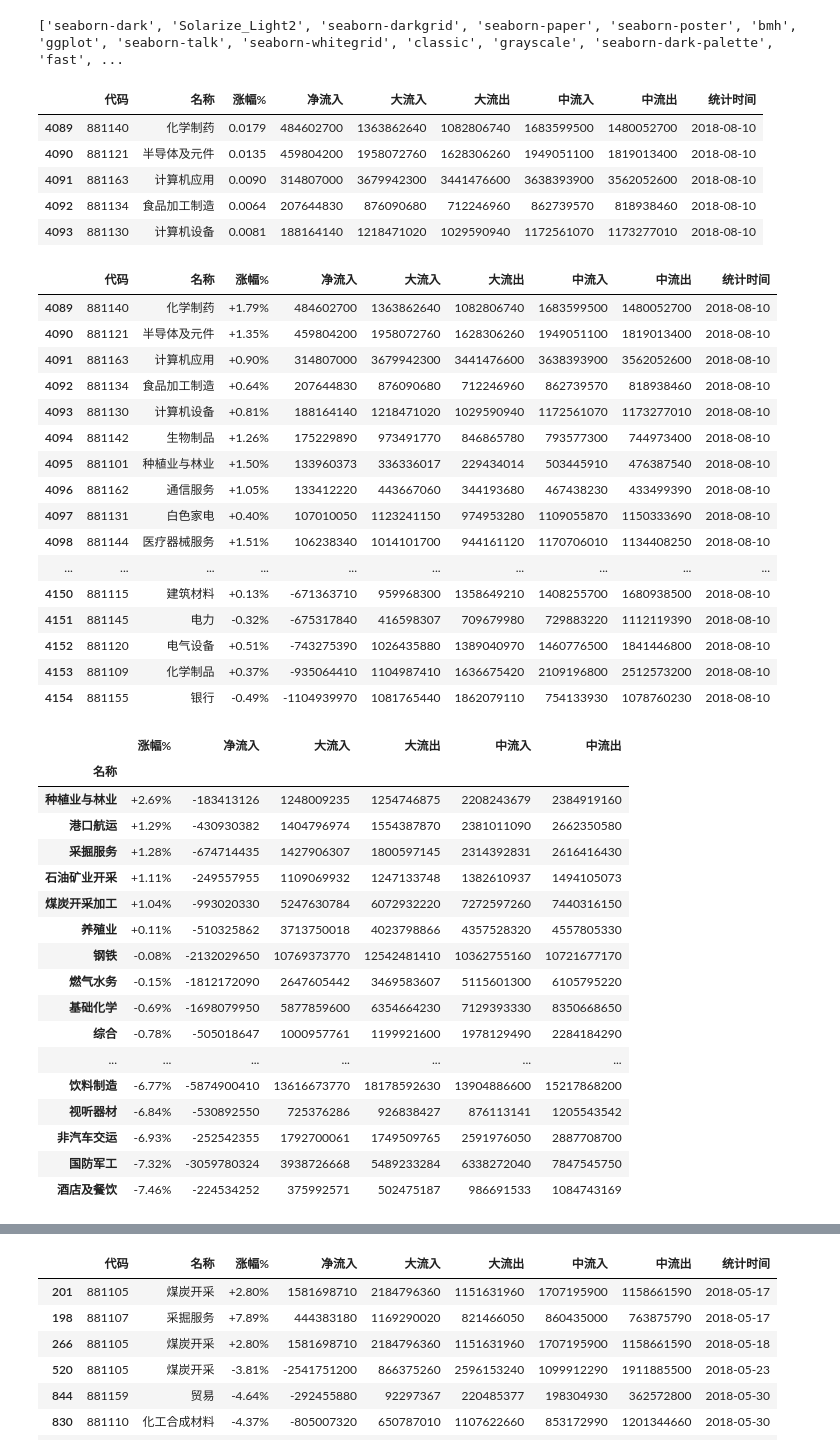
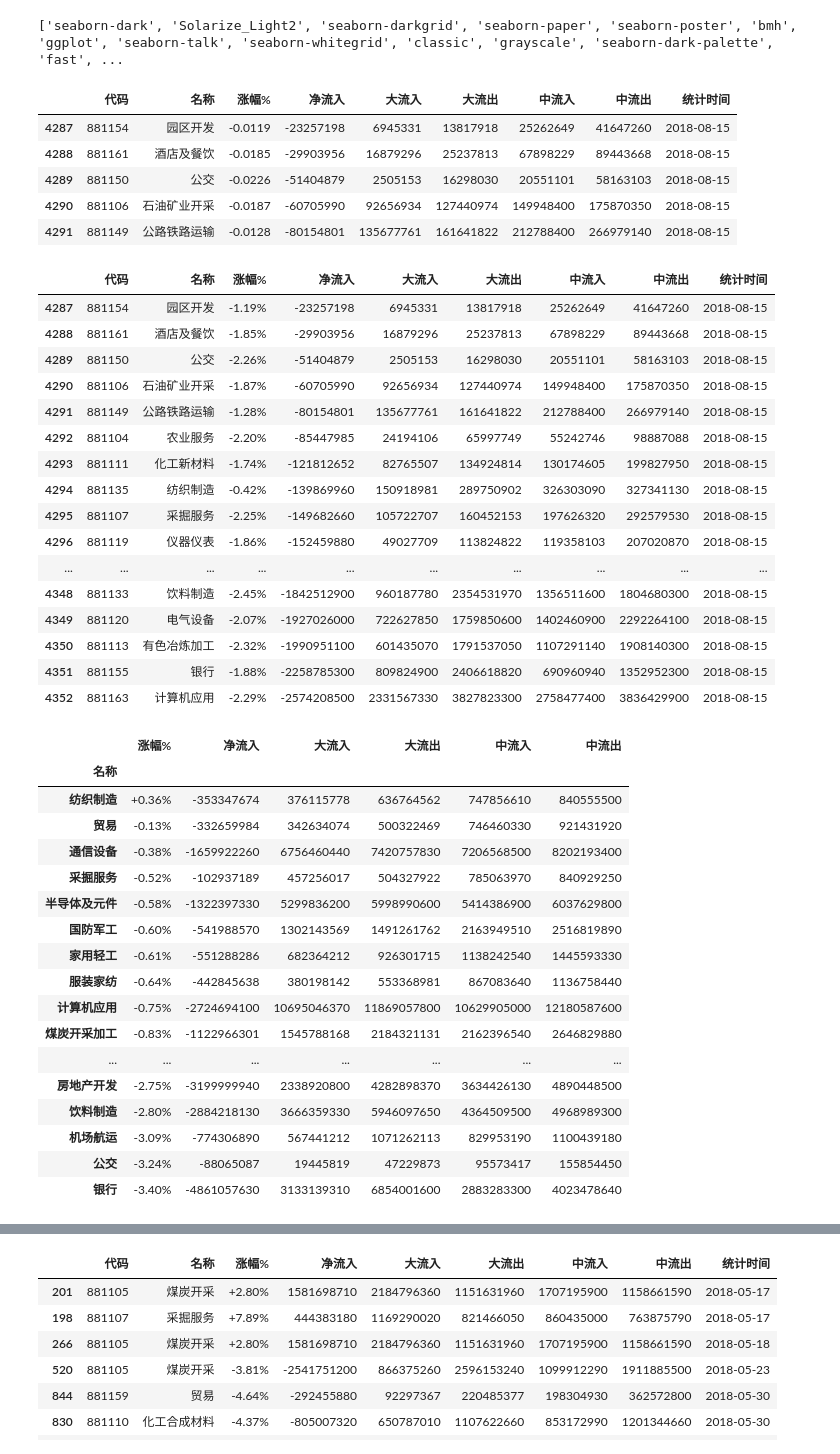
Before and after one commit to sunmd/DataAnlysisDemo, a Jupyter notebook: StockAnlysis.ipynb, the cells around one changed output, grey strips where cells are left out. Saved outputs shown, nothing was run; the diff lists cells and outputs as text; code cells hidden in the pictures.

```diff
--- a/StockAnlysis.ipynb
+++ b/StockAnlysis.ipynb
@@ -212,64 +212,64 @@ def ycz():
 # %%
 file_date = '2018-08'
 
-to_day = '2018-08-10'
+to_day = '2018-08-15'
 
-df = save_one_day( file_date, columns_name, 10)
+df = save_one_day( file_date, columns_name, 15)
 
-df[df['统计时间']=='2018-08-10'].head()
+df[df['统计时间']=='2018-08-15'].head()
 # %% [output]
 |  | 代码 | 名称 | 涨幅% | 净流入 | 大流入 | 大流出 | 中流入 | 中流出 | 统计时间 |
-| 4089 | 881140 | 化学制药 | 0.0179 | 484602700 | 1363862640 | 1082806740 | 1683599500 | 1480052700 | 2018-08-10 |
-| 4090 | 881121 | 半导体及元件 | 0.0135 | 459804200 | 1958072760 | 1628306260 | 1949051100 | 1819013400 | 2018-08-10 |
-| 4091 | 881163 | 计算机应用 | 0.0090 | 314807000 | 3679942300 | 3441476600 | 3638393900 | 3562052600 | 2018-08-10 |
-| 4092 | 881134 | 食品加工制造 | 0.0064 | 207644830 | 876090680 | 712246960 | 862739570 | 818938460 | 2018-08-10 |
-| 4093 | 881130 | 计算机设备 | 0.0081 | 188164140 | 1218471020 | 1029590940 | 1172561070 | 1173277010 | 2018-08-10 |
+| 4287 | 881154 | 园区开发 | -0.0119 | -23257198 | 6945331 | 13817918 | 25262649 | 41647260 | 2018-08-15 |
+| 4288 | 881161 | 酒店及餐饮 | -0.0185 | -29903956 | 16879296 | 25237813 | 67898229 | 89443668 | 2018-08-15 |
+| 4289 | 881150 | 公交 | -0.0226 | -51404879 | 2505153 | 16298030 | 20551101 | 58163103 | 2018-08-15 |
+| 4290 | 881106 | 石油矿业开采 | -0.0187 | -60705990 | 92656934 | 127440974 | 149948400 | 175870350 | 2018-08-15 |
+| 4291 | 881149 | 公路铁路运输 | -0.0128 | -80154801 | 135677761 | 161641822 | 212788400 | 266979140 | 2018-08-15 |
 # %%
 df[df['统计时间']==to_day].sort_values('净流入',ascending=False)\
 .style.use(mystl.export()).format({'涨幅%':"{:+.2%}"})
 # %% [output]
 |  | 代码 | 名称 | 涨幅% | 净流入 | 大流入 | 大流出 | 中流入 | 中流出 | 统计时间 |
-| 4089 | 881140 | 化学制药 | +1.79% | 484602700 | 1363862640 | 1082806740 | 1683599500 | 1480052700 | 2018-08-10 |
-| 4090 | 881121 | 半导体及元件 | +1.35% | 459804200 | 1958072760 | 1628306260 | 1949051100 | 1819013400 | 2018-08-10 |
-| 4091 | 881163 | 计算机应用 | +0.90% | 314807000 | 3679942300 | 3441476600 | 3638393900 | 3562052600 | 2018-08-10 |
-| 4092 | 881134 | 食品加工制造 | +0.64% | 207644830 | 876090680 | 712246960 | 862739570 | 818938460 | 2018-08-10 |
-| 4093 | 881130 | 计算机设备 | +0.81% | 188164140 | 1218471020 | 1029590940 | 1172561070 | 1173277010 | 2018-08-10 |
-| 4094 | 881142 | 生物制品 | +1.26% | 175229890 | 973491770 | 846865780 | 793577300 | 744973400 | 2018-08-10 |
-| 4095 | 881101 | 种植业与林业 | +1.50% | 133960373 | 336336017 | 229434014 | 503445910 | 476387540 | 2018-08-10 |
-| 4096 | 881162 | 通信服务 | +1.05% | 133412220 | 443667060 | 344193680 | 467438230 | 433499390 | 2018-08-10 |
-| 4097 | 881131 | 白色家电 | +0.40% | 107010050 | 1123241150 | 974953280 | 1109055870 | 1150333690 | 2018-08-10 |
-| 4098 | 881144 | 医疗器械服务 | +1.51% | 106238340 | 1014101700 | 944161120 | 1170706010 | 1134408250 | 2018-08-10 |
+| 4287 | 881154 | 园区开发 | -1.19% | -23257198 | 6945331 | 13817918 | 25262649 | 41647260 | 2018-08-15 |
+| 4288 | 881161 | 酒店及餐饮 | -1.85% | -29903956 | 16879296 | 25237813 | 67898229 | 89443668 | 2018-08-15 |
+| 4289 | 881150 | 公交 | -2.26% | -51404879 | 2505153 | 16298030 | 20551101 | 58163103 | 2018-08-15 |
+| 4290 | 881106 | 石油矿业开采 | -1.87% | -60705990 | 92656934 | 127440974 | 149948400 | 175870350 | 2018-08-15 |
+| 4291 | 881149 | 公路铁路运输 | -1.28% | -80154801 | 135677761 | 161641822 | 212788400 | 266979140 | 2018-08-15 |
+| 4292 | 881104 | 农业服务 | -2.20% | -85447985 | 24194106 | 65997749 | 55242746 | 98887088 | 2018-08-15 |
+| 4293 | 881111 | 化工新材料 | -1.74% | -121812652 | 82765507 | 134924814 | 130174605 | 199827950 | 2018-08-15 |
+| 4294 | 881135 | 纺织制造 | -0.42% | -139869960 | 150918981 | 289750902 | 326303090 | 327341130 | 2018-08-15 |
+| 4295 | 881107 | 采掘服务 | -2.25% | -149682660 | 105722707 | 160452153 | 197626320 | 292579530 | 2018-08-15 |
+| 4296 | 881119 | 仪器仪表 | -1.86% | -152459880 | 49027709 | 113824822 | 119358103 | 207020870 | 2018-08-15 |
 | ... | ... | ... | ... | ... | ... | ... | ... | ... | ... |
-| 4150 | 881115 | 建筑材料 | +0.13% | -671363710 | 959968300 | 1358649210 | 1408255700 | 1680938500 | 2018-08-10 |
-| 4151 | 881145 | 电力 | -0.32% | -675317840 | 416598307 | 709679980 | 729883220 | 1112119390 | 2018-08-10 |
-| 4152 | 881120 | 电气设备 | +0.51% | -743275390 | 1026435880 | 1389040970 | 1460776500 | 1841446800 | 2018-08-10 |
-| 4153 | 881109 | 化学制品 | +0.37% | -935064410 | 1104987410 | 1636675420 | 2109196800 | 2512573200 | 2018-08-10 |
-| 4154 | 881155 | 银行 | -0.49% | -1104939970 | 1081765440 | 1862079110 | 754133930 | 1078760230 | 2018-08-10 |
+| 4348 | 881133 | 饮料制造 | -2.45% | -1842512900 | 960187780 | 2354531970 | 1356511600 | 1804680300 | 2018-08-15 |
+| 4349 | 881120 | 电气设备 | -2.07% | -1927026000 | 722627850 | 1759850600 | 1402460900 | 2292264100 | 2018-08-15 |
+| 4350 | 881113 | 有色冶炼加工 | -2.32% | -1990951100 | 601435070 | 1791537050 | 1107291140 | 1908140300 | 2018-08-15 |
+| 4351 | 881155 | 银行 | -1.88% | -2258785300 | 809824900 | 2406618820 | 690960940 | 1352952300 | 2018-08-15 |
+| 4352 | 881163 | 计算机应用 | -2.29% | -2574208500 | 2331567330 | 3827823300 | 2758477400 | 3836429900 | 2018-08-15 |
 # %%
 #按分类进行统计
 
-df_grp_name = df[df['统计时间']>=file_date+'-01'].groupby('名称').sum()
+df_grp_name = df[df['统计时间']>=file_date+'-13'].groupby('名称').sum()
 df_grp_name.sort_values(['涨幅%','净流入'], ascending=False)\
 .style.use(mystl.export()).format({'涨幅%':'{:+.2%}'})
 # %% [output]
 |  | 涨幅% | 净流入 | 大流入 | 大流出 | 中流入 | 中流出 |
 | 名称 |  |  |  |  |  |  |
-| 种植业与林业 | +2.69% | -183413126 | 1248009235 | 1254746875 | 2208243679 | 2384919160 |
-| 港口航运 | +1.29% | -430930382 | 1404796974 | 1554387870 | 2381011090 | 2662350580 |
-| 采掘服务 | +1.28% | -674714435 | 1427906307 | 1800597145 | 2314392831 | 2616416430 |
-| 石油矿业开采 | +1.11% | -249557955 | 1109069932 | 1247133748 | 1382610937 | 1494105073 |
-| 煤炭开采加工 | +1.04% | -993020330 | 5247630784 | 6072932220 | 7272597260 | 7440316150 |
-| 养殖业 | +0.11% | -510325862 | 3713750018 | 4023798866 | 4357528320 | 4557805330 |
-| 钢铁 | -0.08% | -2132029650 | 10769373770 | 12542481410 | 10362755160 | 10721677170 |
-| 燃气水务 | -0.15% | -1812172090 | 2647605442 | 3469583607 | 5115601300 | 6105795220 |
-| 基础化学 | -0.69% | -1698079950 | 5877859600 | 6354664230 | 7129393330 | 8350668650 |
-| 综合 | -0.78% | -505018647 | 1000957761 | 1199921600 | 1978129490 | 2284184290 |
+| 纺织制造 | +0.36% | -353347674 | 376115778 | 636764562 | 747856610 | 840555500 |
+| 贸易 | -0.13% | -332659984 | 342634074 | 500322469 | 746460330 | 921431920 |
+| 通信设备 | -0.38% | -1659922260 | 6756460440 | 7420757830 | 7206568500 | 8202193400 |
+| 采掘服务 | -0.52% | -102937189 | 457256017 | 504327922 | 785063970 | 840929250 |
+| 半导体及元件 | -0.58% | -1322397330 | 5299836200 | 5998990600 | 5414386900 | 6037629800 |
+| 国防军工 | -0.60% | -541988570 | 1302143569 | 1491261762 | 2163949510 | 2516819890 |
+| 家用轻工 | -0.61% | -551288286 | 682364212 | 926301715 | 1138242540 | 1445593330 |
+| 服装家纺 | -0.64% | -442845638 | 380198142 | 553368981 | 867083640 | 1136758440 |
+| 计算机应用 | -0.75% | -2724694100 | 10695046370 | 11869057800 | 10629905000 | 12180587600 |
+| 煤炭开采加工 | -0.83% | -1122966301 | 1545788168 | 2184321131 | 2162396540 | 2646829880 |
 | ... | ... | ... | ... | ... | ... | ... |
-| 饮料制造 | -6.77% | -5874900410 | 13616673770 | 18178592630 | 13904886600 | 15217868200 |
-| 视听器材 | -6.84% | -530892550 | 725376286 | 926838427 | 876113141 | 1205543542 |
-| 非汽车交运 | -6.93% | -252542355 | 1792700061 | 1749509765 | 2591976050 | 2887708700 |
-| 国防军工 | -7.32% | -3059780324 | 3938726668 | 5489233284 | 6338272040 | 7847545750 |
-| 酒店及餐饮 | -7.46% | -224534252 | 375992571 | 502475187 | 986691533 | 1084743169 |
+| 房地产开发 | -2.75% | -3199999940 | 2338920800 | 4282898370 | 3634426130 | 4890448500 |
+| 饮料制造 | -2.80% | -2884218130 | 3666359330 | 5946097650 | 4364509500 | 4968989300 |
+| 机场航运 | -3.09% | -774306890 | 567441212 | 1071262113 | 829953190 | 1100439180 |
+| 公交 | -3.24% | -88065087 | 19445819 | 47229873 | 95573417 | 155854450 |
+| 银行 | -3.40% | -4861057630 | 3133139310 | 6854001600 | 2883283300 | 4023478640 |
 # %%
 #按时间进行统计
 df_grp_time = df.groupby('统计时间').sum()
```
Also changed, not shown: parts of 2 cells of this notebook.
